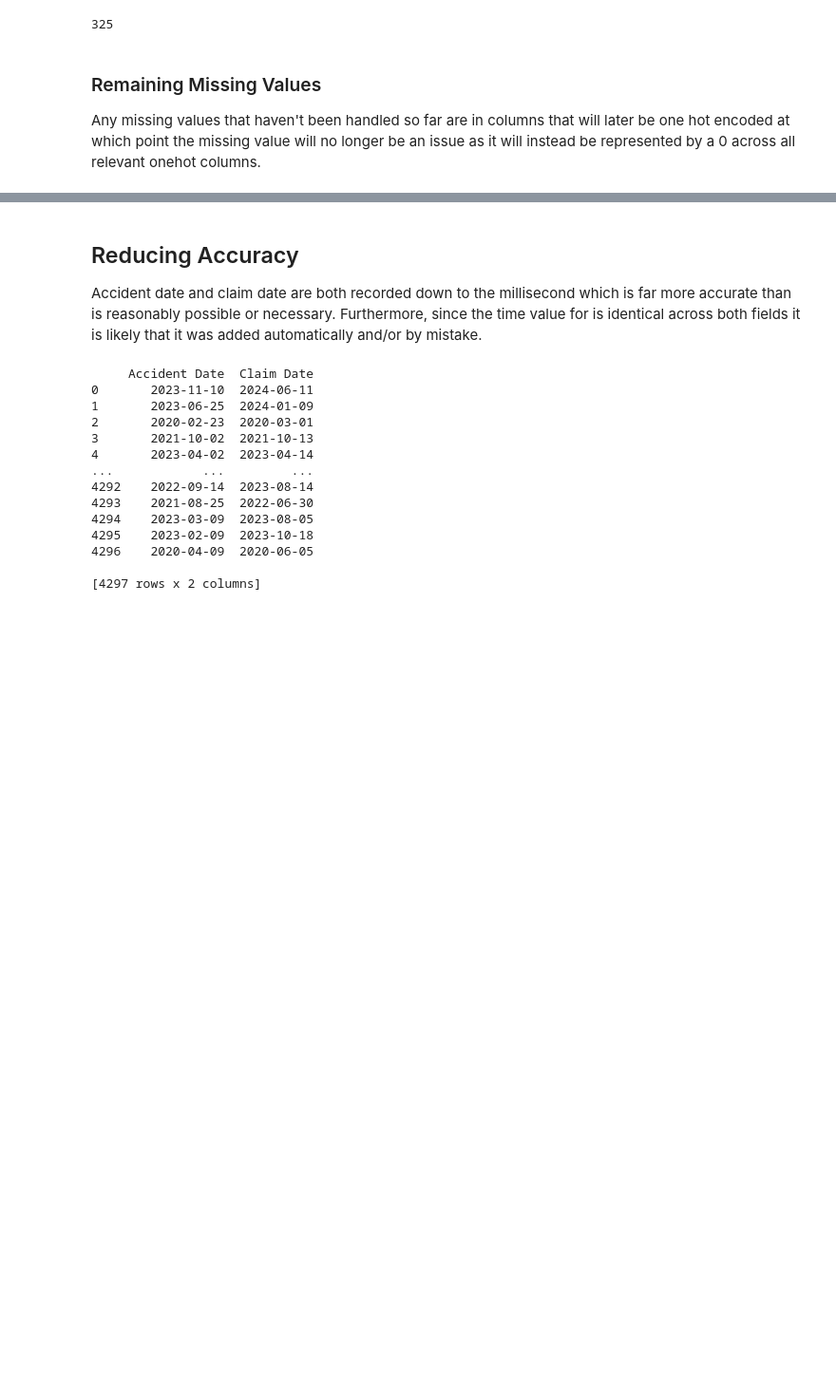
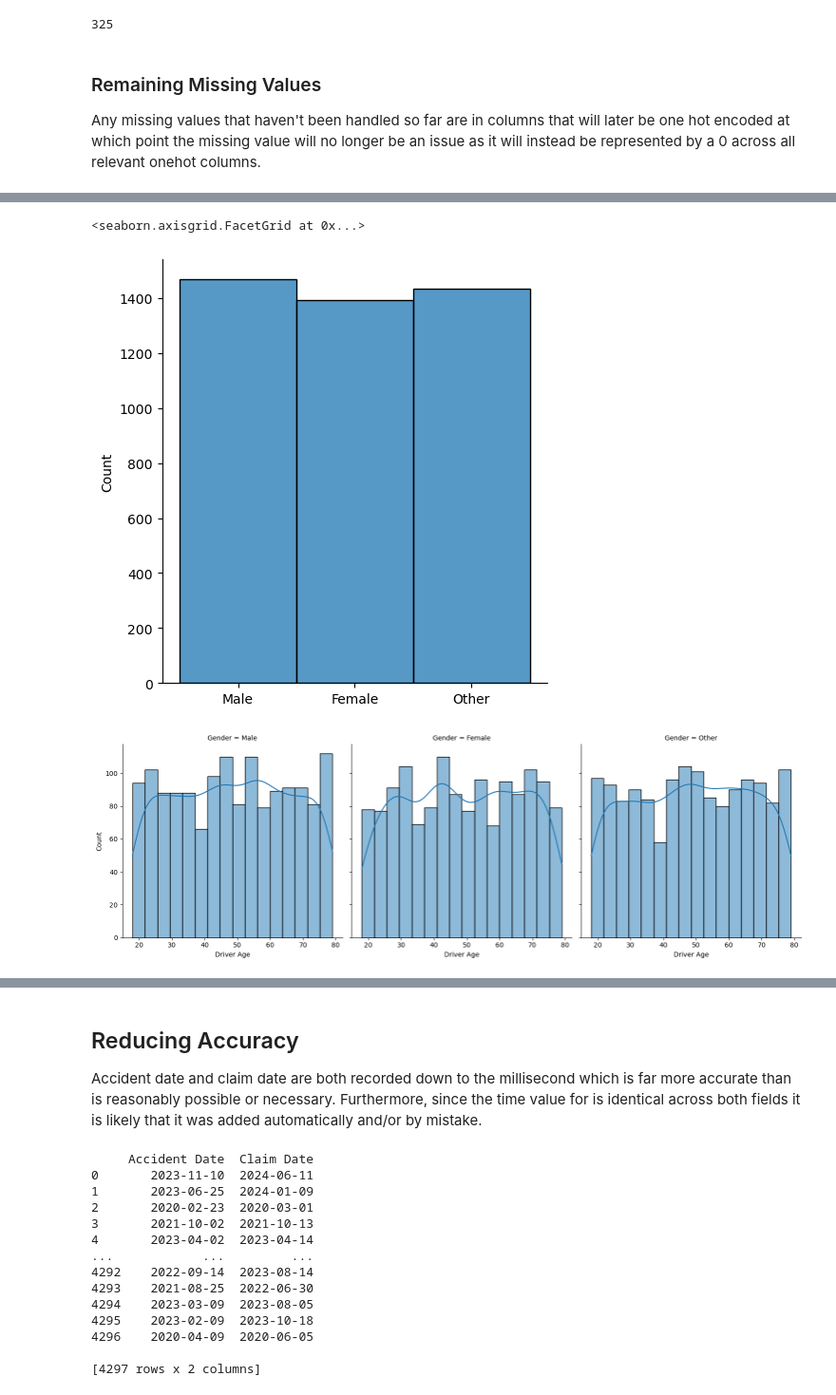
Before and after one commit to charclayt/headlights, a Jupyter notebook: dataset/Preprocess.ipynb, the cells around one changed output, grey strips where cells are left out. Shown: that part at 95% size. Drawn from its saved outputs; the diff is of its cells as text; code cells hidden in the pictures; blank space fills up the shorter version.

Commit message:
add plots to preprocess notebook

```diff
--- a/dataset/Preprocess.ipynb
+++ b/dataset/Preprocess.ipynb
@@ -20,6 +21,6 @@ import pandas as pd
 import datetime
 # %%
-claimData = pd.read_csv('OriginalClaimData.csv')
+claimData = pd.read_csv('dataset/Synthetic_Data_For_Students.csv')
 # %%
 pd.set_option('display.max_columns', None)
 print(claimData.columns)
@@ -116,0 +126,7 @@ Any missing values that haven't been handled so far are in columns that will lat
+# %%
+sns.displot(claimData['Gender'].to_numpy())
+sns.displot(data=claimData, x="Driver Age", col="Gender", kde=True, col_wrap=4)
+# %% [output]
+<seaborn.axisgrid.FacetGrid at 0x...>
+[figure, added]
+[figure, added]
```
Also changed, not shown: parts of 5 cells of this notebook.
